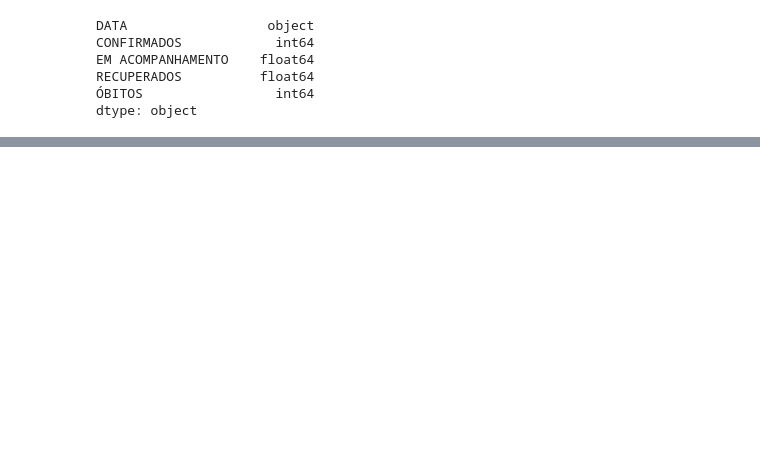
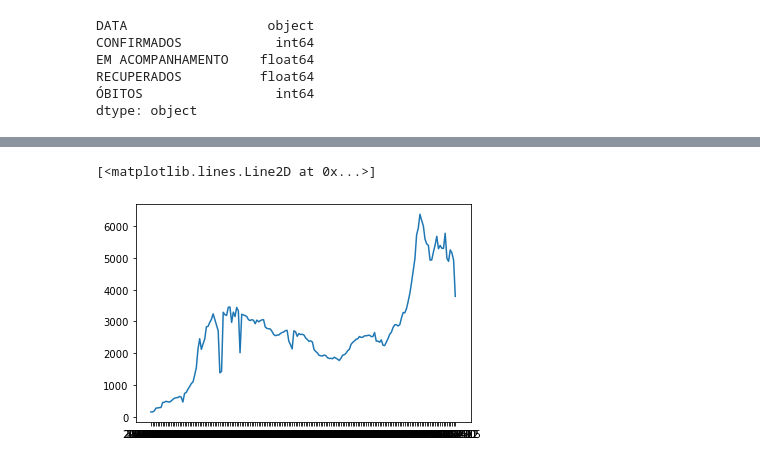
Before and after one commit to Henrique-Sousa/bh-covid, a Jupyter notebook: bh-covid.ipynb, the cells around one changed output, grey strips where cells are left out. Cells and saved outputs as stored; diff of their text form; code cells hidden in the pictures; blank space fills up the shorter version.

```diff
--- a/bh-covid.ipynb
+++ b/bh-covid.ipynb
@@ -71,3 +76,8 @@ df
+# %%
+plt.plot(df['DATA'], df['EM ACOMPANHAMENTO'])
+# %% [output]
+[<matplotlib.lines.Line2D at 0x...>]
+[figure, added]
 # %%
 plt.xticks([0,20,40,60,79])
 plt.plot(df['DATA'], df['ÓBITOS'])
```
Also changed, not shown: parts of 11 cells of this notebook.
